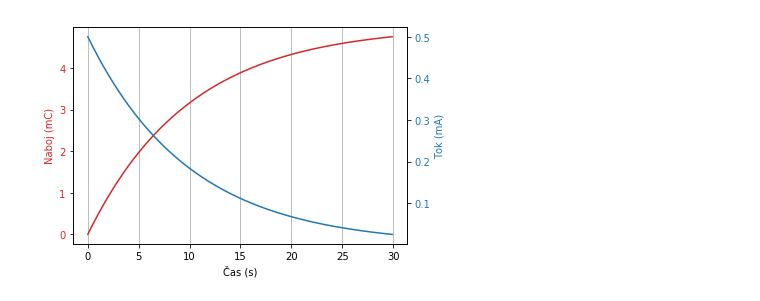
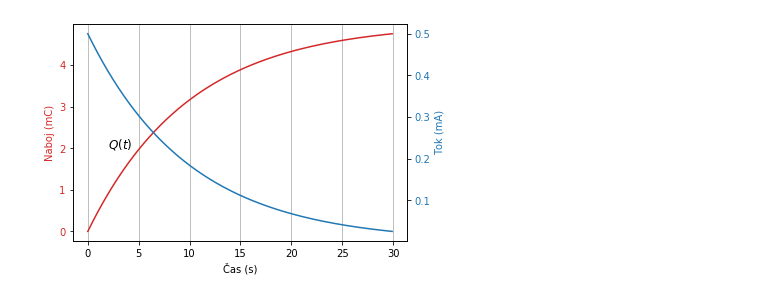
Before and after one commit to osnove/Dodatno, a Jupyter notebook: oe1_Q_i.ipynb, the cells around one changed output. Saved outputs shown, nothing was run; the diff lists cells and outputs as text; code cells hidden in the pictures.

```diff
--- a/oe1_Q_i.ipynb
+++ b/oe1_Q_i.ipynb
@@ -81,20 +123,19 @@ plt.show()
 # %%
 fig, ax1 = plt.subplots()
 
 color = 'tab:red'
 ax1.set_xlabel('Čas (s)')
 ax1.set_ylabel('Naboj (mC)', color=color)
 ax1.plot(t, Q, color=color)
 ax1.tick_params(axis='y', labelcolor=color)
 ax1.grid(axis='x')
+ax1.text(2, 2, r'$Q(t)$', fontsize=12)
+
 ax2 = ax1.twinx()  # x os za drugi plot naj bo enaka x osi prvega plota
-
 color = 'tab:blue'
 ax2.set_ylabel('Tok (mA)', color=color)
 ax2.plot(t, i, color=color)
 ax2.tick_params(axis='y', labelcolor=color)
-
-
 plt.show()
 # %% [output]
-[figure, old version]
+[figure, new version]
```
Also changed, not shown: parts of 37 cells of this notebook.
